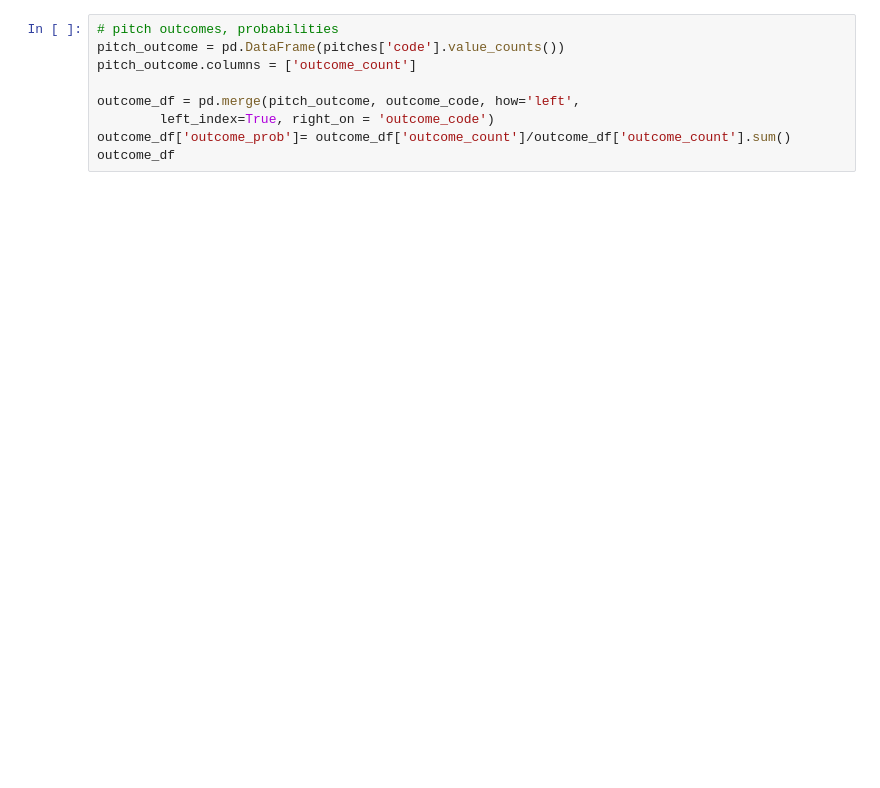
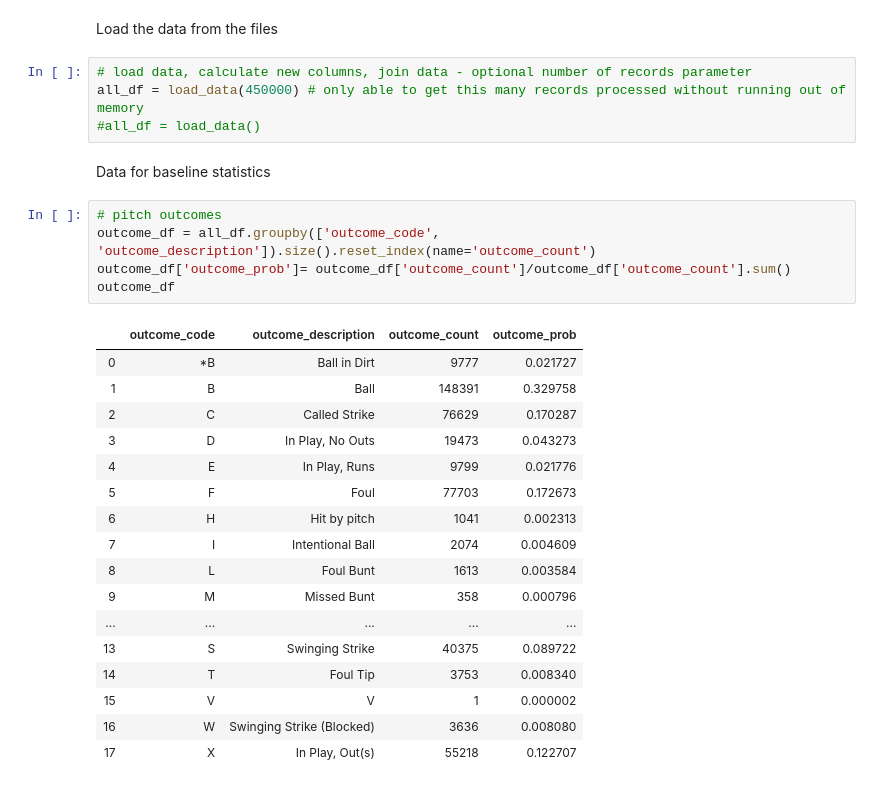
Before and after one commit to qdav/IS6733, a Jupyter notebook: pitch_prediction.ipynb, the cells around one changed output. Cells and saved outputs as stored; diff of their text form; blank space fills up the shorter version.

```diff
--- a/pitch_prediction.ipynb
+++ b/pitch_prediction.ipynb
@@ -70,12 +253,34 @@ pitch_code = pd.DataFrame.from_dict(pitch_code)
+# %% [markdown]
+Load the data from the files
+# %%
+# load data, calculate new columns, join data - optional number of records parameter
+all_df = load_data(450000) # only able to get this many records processed without running out of memory
+#all_df = load_data()
+# %% [markdown]
+Data for baseline statistics
 # %%
-# pitch outcomes, probabilities
-pitch_outcome = pd.DataFrame(pitches['code'].value_counts())
-pitch_outcome.columns = ['outcome_count']
-
-outcome_df = pd.merge(pitch_outcome, outcome_code, how='left',
-        left_index=True, right_on = 'outcome_code')
+# pitch outcomes
+outcome_df = all_df.groupby(['outcome_code', 'outcome_description']).size().reset_index(name='outcome_count')
 outcome_df['outcome_prob']= outcome_df['outcome_count']/outcome_df['outcome_count'].sum()
 outcome_df
+# %% [output]
+|  | outcome_code | outcome_description | outcome_count | outcome_prob |
+| 0 | *B | Ball in Dirt | 9777 | 0.021727 |
+| 1 | B | Ball | 148391 | 0.329758 |
+| 2 | C | Called Strike | 76629 | 0.170287 |
+| 3 | D | In Play, No Outs | 19473 | 0.043273 |
+| 4 | E | In Play, Runs | 9799 | 0.021776 |
+| 5 | F | Foul | 77703 | 0.172673 |
+| 6 | H | Hit by pitch | 1041 | 0.002313 |
+| 7 | I | Intentional Ball | 2074 | 0.004609 |
+| 8 | L | Foul Bunt | 1613 | 0.003584 |
+| 9 | M | Missed Bunt | 358 | 0.000796 |
+| ... | ... | ... | ... | ... |
+| 13 | S | Swinging Strike | 40375 | 0.089722 |
+| 14 | T | Foul Tip | 3753 | 0.008340 |
+| 15 | V | V | 1 | 0.000002 |
+| 16 | W | Swinging Strike (Blocked) | 3636 | 0.008080 |
+| 17 | X | In Play, Out(s) | 55218 | 0.122707 |
 # %%
 # bar chart of pitch outcomes
 objects = outcome_df.outcome_description
```
Also changed, not shown: parts of 37 cells of this notebook.
